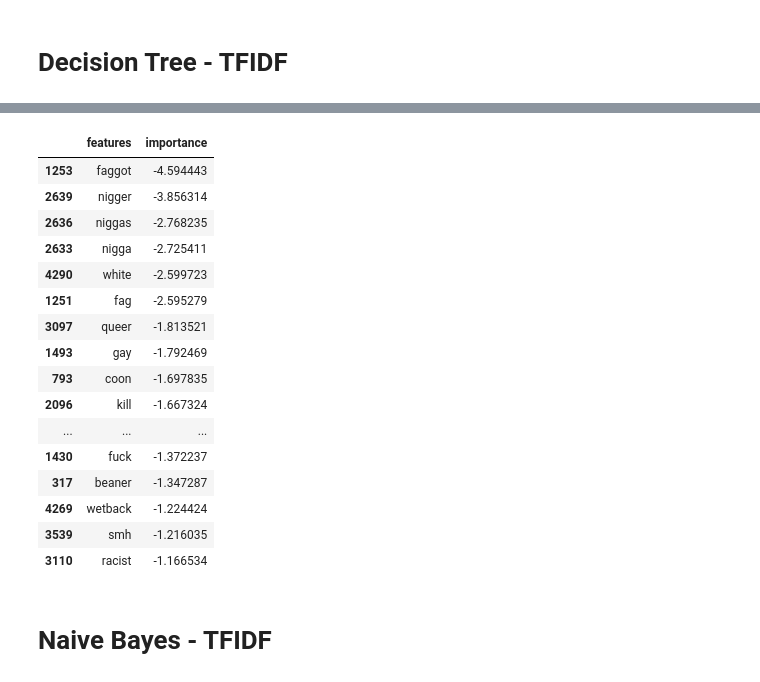
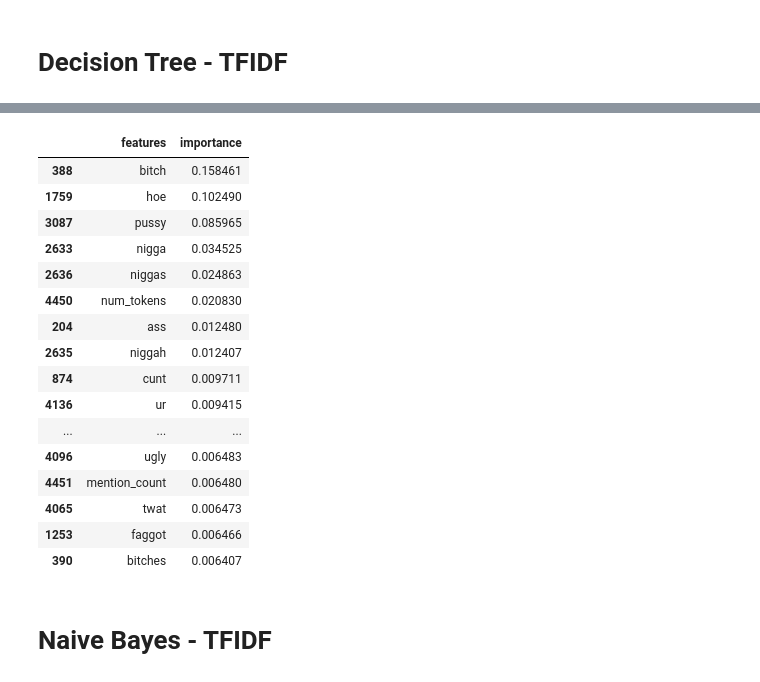
Before and after one commit to sheensta/twitter_hate_speech, a Jupyter notebook: notebooks/feature_selection_colin.ipynb, the cells around one changed output, grey strips where cells are left out. Drawn from its saved outputs; the diff is of its cells as text; code cells hidden in the pictures.

```diff
--- a/notebooks/feature_selection_colin.ipynb
+++ b/notebooks/feature_selection_colin.ipynb
@@ -670,7 +562,7 @@ feature_importance_logreg.head(20)
 # %% [markdown]
 # Decision Tree - TFIDF
 # %%
-dec_tree_tf = GridSearchCV(lgr,
+dec_tree_tf = GridSearchCV(dec_tree,
                            param_grid,
                            cv=KFold(n_splits=5).split(X_train, y_train),
                            verbose=2)
@@ -710,28 +602,28 @@ weighted avg       0.80      0.80      0.80       715
 # %%
-importance_dectree = dec_tree_tf.best_estimator_.coef_.tolist()[0]
+importance_dectree = dec_tree_tf.best_estimator_.feature_importances_.tolist()
 
 features = list(tfidf_df.drop('class', axis='columns').columns)
 feature_importance_dectree = pd.DataFrame(list(zip(features,importance_dectree)), columns =['features','importance'])
-feature_importance_dectree = feature_importance_dectree.sort_values(by='importance')
+feature_importance_dectree = feature_importance_dectree.sort_values(by='importance', ascending=False)
 feature_importance_dectree.head(20)
 # %% [output]
 |  | features | importance |
-| 1253 | faggot | -4.594443 |
-| 2639 | nigger | -3.856314 |
-| 2636 | niggas | -2.768235 |
-| 2633 | nigga | -2.725411 |
-| 4290 | white | -2.599723 |
-| 1251 | fag | -2.595279 |
-| 3097 | queer | -1.813521 |
-| 1493 | gay | -1.792469 |
-| 793 | coon | -1.697835 |
-| 2096 | kill | -1.667324 |
+| 388 | bitch | 0.158461 |
+| 1759 | hoe | 0.102490 |
+| 3087 | pussy | 0.085965 |
+| 2633 | nigga | 0.034525 |
+| 2636 | niggas | 0.024863 |
+| 4450 | num_tokens | 0.020830 |
+| 204 | ass | 0.012480 |
+| 2635 | niggah | 0.012407 |
+| 874 | cunt | 0.009711 |
+| 4136 | ur | 0.009415 |
 | ... | ... | ... |
-| 1430 | fuck | -1.372237 |
-| 317 | beaner | -1.347287 |
-| 4269 | wetback | -1.224424 |
-| 3539 | smh | -1.216035 |
-| 3110 | racist | -1.166534 |
+| 4096 | ugly | 0.006483 |
+| 4451 | mention_count | 0.006480 |
+| 4065 | twat | 0.006473 |
+| 1253 | faggot | 0.006466 |
+| 390 | bitches | 0.006407 |
 # %% [markdown]
 # Naive Bayes - TFIDF
 # %%
```
Also changed, not shown: parts of 30 cells of this notebook.
